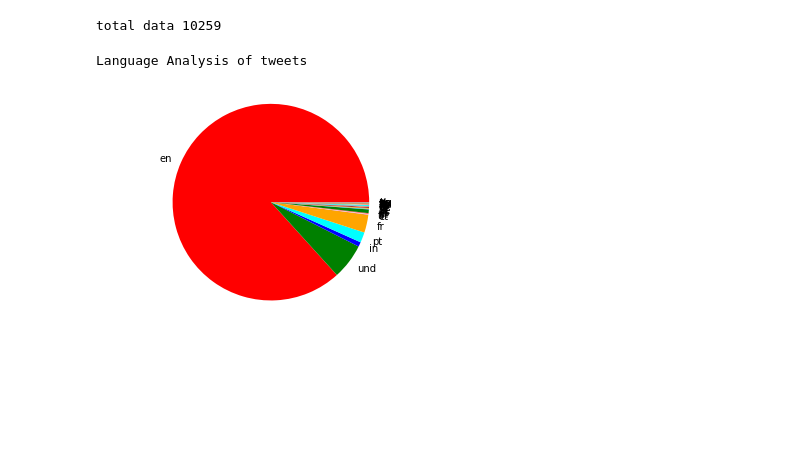
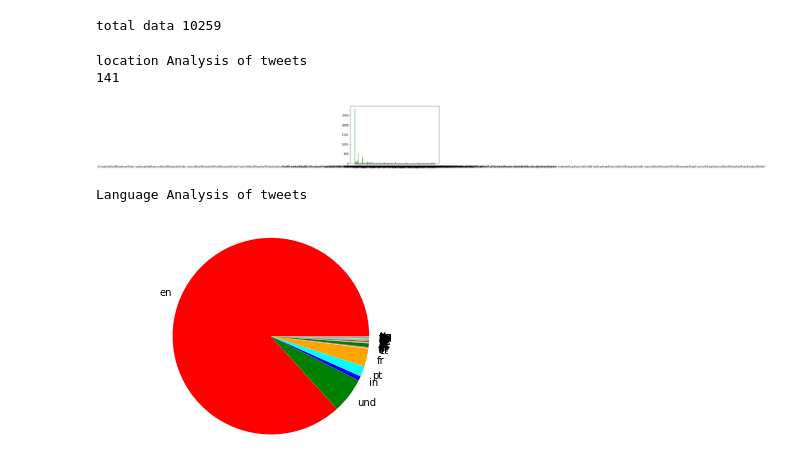
Before and after one commit to vs666/Data-Scraping-and-Analysis, a Jupyter notebook: Q2/pr_2.ipynb, the cells around one changed output. Drawn from its saved outputs; the diff is of its cells as text; code cells hidden in the pictures; blank space fills up the shorter version.

```diff
--- a/Q2/pr_2.ipynb
+++ b/Q2/pr_2.ipynb
@@ -73,6 +73,38 @@ with open(fn, 'r') as data:
 print('total data', len(Dictionary))
 # %% [output]
 total data 10259
+# %%
+# Location analysis
+Lo_names = []
+Lo_color = []
+Lo_no = []
+location = {}
+trimmedDict = {}
+for i in Dictionary:
+    if i['location'] not in location:
+        location[i['location']] = 0
+    location[i['location']] += 1
+
+sorted(location.items(),key=lambda x:x[1],reverse=True)
+
+print('location Analysis of tweets')
+col = ['red', 'green', 'blue', 'cyan', 'orange', 'brown', 'pink']
+ind = 0
+for i in location.keys():
+    Lo_names.append(i)
+    Lo_no.append(location[i])
+    Lo_color.append(col[ind % 7])
+    ind += 1
+    if ind>=7:
+        break
+print(len(location))
+
+plt.bar(location.keys(),location.values(),color='g')
+plt.show()
+# %% [output]
+location Analysis of tweets
+141
+[figure, added]
 # %%
 # Language analysis
 
```
Also changed, not shown: 12 other files.
